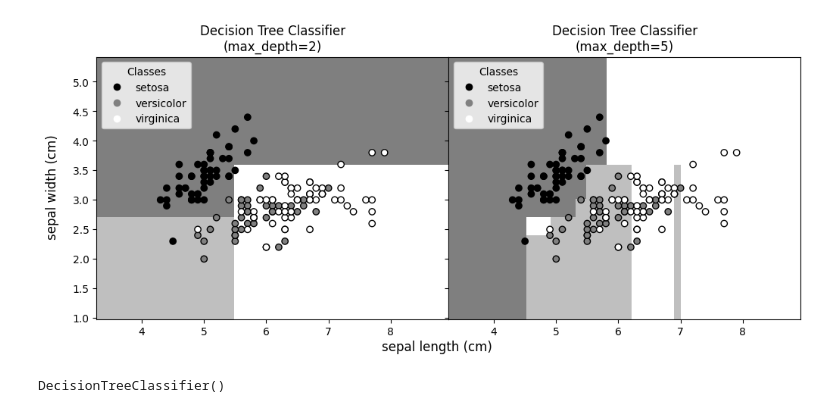
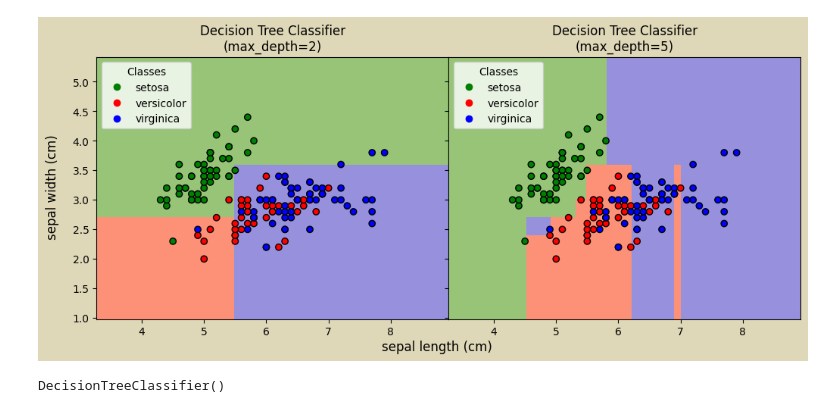
Before and after one commit to ben-my-to/mpitree, a Jupyter notebook: mpitree_test.ipynb, the cells around one changed output. Drawn from its saved outputs; the diff is of its cells as text; code cells hidden in the pictures.

```diff
--- a/mpitree_test.ipynb
+++ b/mpitree_test.ipynb
@@ -9,42 +9,45 @@ from mpitree.tree import DecisionTreeClassifier
 iris = load_iris()
 X, y = iris.data[:, :2], iris.target
 # %%
+from matplotlib.colors import ListedColormap
+
+cmap_light = ListedColormap(["#97c477", "#fd9177", "#9791dd"])
+cmap_bold = ListedColormap(["#008000", "#ff0000", "#0000ff"])
+
 fig, axs = plt.subplots(
     ncols=2,
     sharex="col",
     sharey="row",
     figsize=(12, 4.5),
+    facecolor="#ded7b7fb",
     gridspec_kw={"wspace": 0, "hspace": 0},
 )
 
 for ax, depth in zip(axs, (2, 5)):
     clf = DecisionTreeClassifier(max_depth=depth).fit(X, y)
     disp = DecisionBoundaryDisplay.from_estimator(
         clf,
         X,
         response_method="predict",
         plot_method="pcolormesh",
-        alpha=0.5,
         ax=ax,
-        cmap="gray",
+        cmap=cmap_light,
     )
-    scatter = disp.ax_.scatter(
-        X[:, 0], X[:, 1], cmap="gray", c=iris.target, edgecolors="k"
-    )
+    scatter = disp.ax_.scatter(X[:, 0], X[:, 1], cmap=cmap_bold, c=y, edgecolors="k")
     disp.ax_.legend(
         scatter.legend_elements()[0],
         iris.target_names,
         loc="upper left",
         title="Classes",
     )
     _ = disp.ax_.set_title(f"Decision Tree Classifier\n(max_depth={depth})")
 
 fig.supxlabel("sepal length (cm)")
 fig.supylabel("sepal width (cm)", x=0.069)
 
 plt.show()
 # %% [output]
-[figure, old version]
+[figure, new version]
 # %%
 DecisionTreeClassifier().fit(X, y)
 # %% [output]
```
Also changed, not shown: parts of 2 cells of this notebook, 1 other file.
